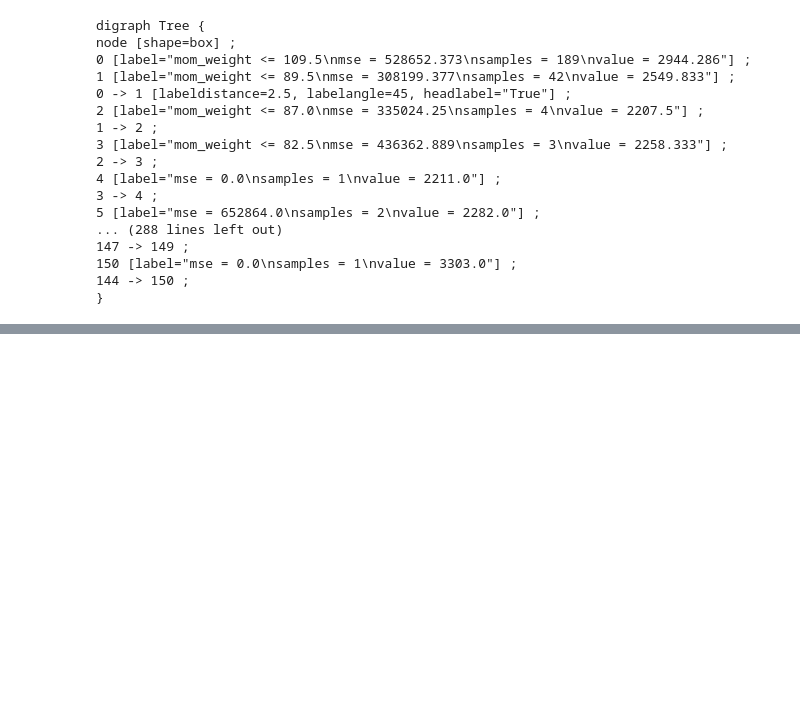
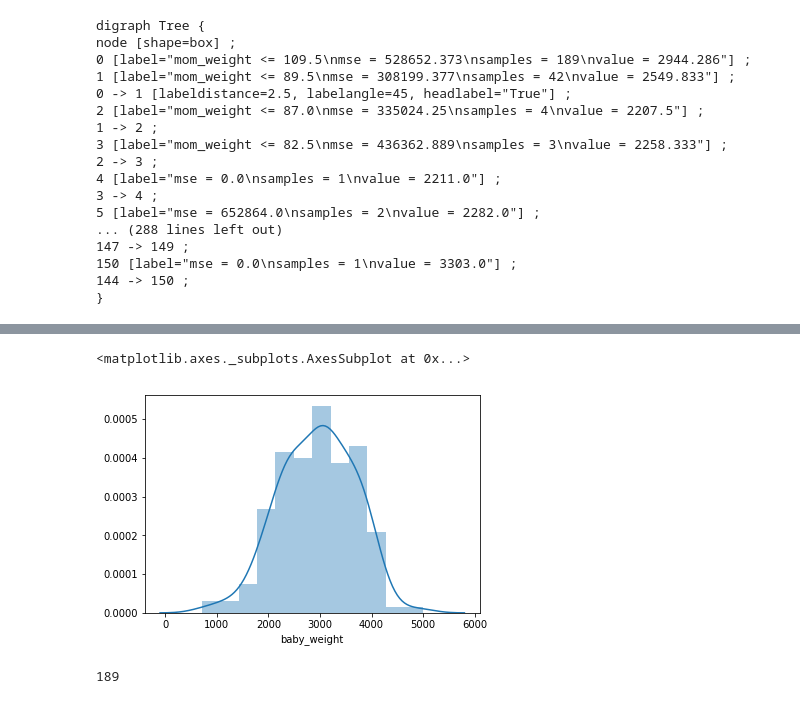
Before and after one commit to hanisaf/mist6380-summer2019, a Jupyter notebook: Classroom_notebooks/12-machine learning exercise.ipynb, the cells around one changed output, grey strips where cells are left out. Drawn from its saved outputs; the diff is of its cells as text; code cells hidden in the pictures; blank space fills up the shorter version.

```diff
--- a/Classroom_notebooks/12-machine learning exercise.ipynb
+++ b/Classroom_notebooks/12-machine learning exercise.ipynb
@@ -86,0 +99,9 @@ node [shape=box] ;
+# %%
+sns.distplot(data.baby_weight)
+# %% [output]
+<matplotlib.axes._subplots.AxesSubplot at 0x...>
+[figure, added]
+# %%
+len(data)
+# %% [output]
+189
```
Also changed, not shown: parts of 15 cells of this notebook, 4 other files.
